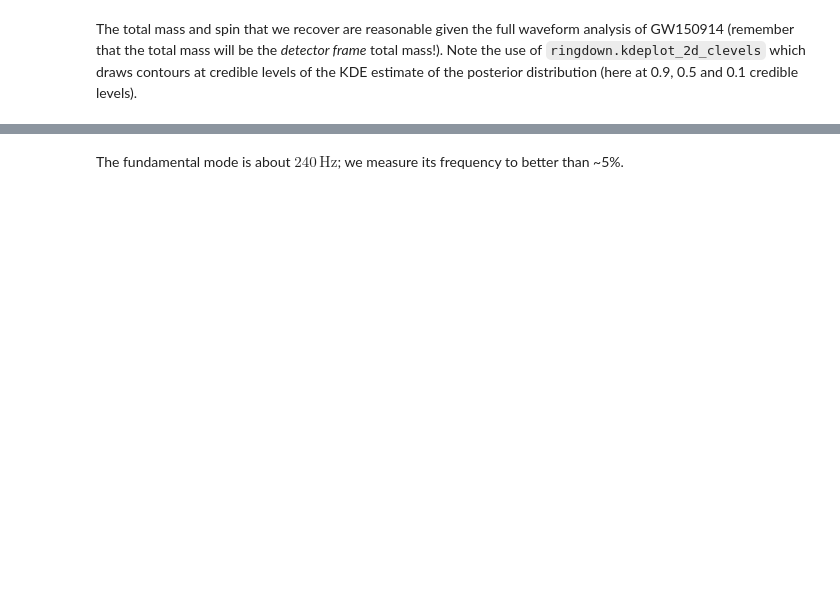
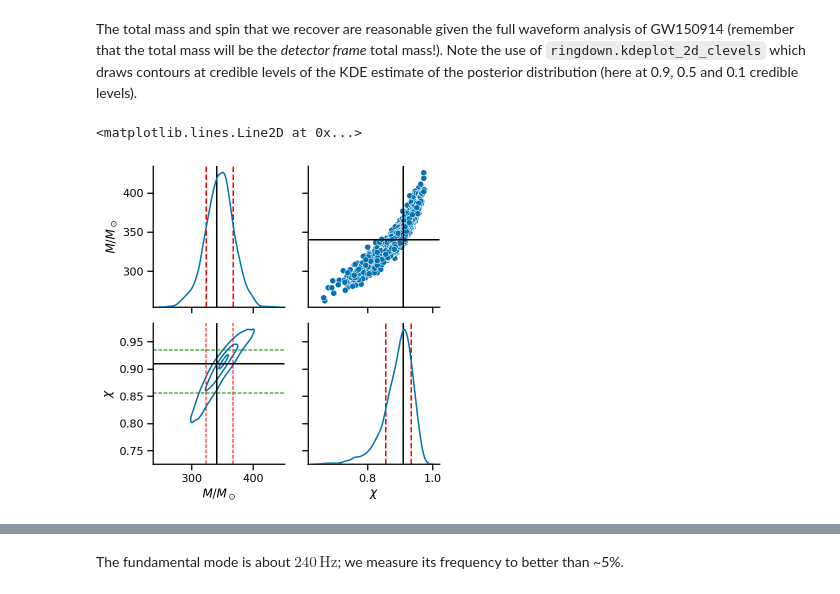
Before and after one commit to Sizheng-Ma/ringdown, a Jupyter notebook: docs/examples/GW190521/GW190521_circular_single.ipynb, the cells around one changed output, grey strips where cells are left out. Saved outputs shown, nothing was run; the diff lists cells and outputs as text; code cells hidden in the pictures; blank space fills up the shorter version.

```diff
--- a/docs/examples/GW190521/GW190521_circular_single.ipynb
+++ b/docs/examples/GW190521/GW190521_circular_single.ipynb
@@ -123,0 +119,2 @@ By construction, this is much more restrictive than our generic elliptical model
+# %%
+fit.update_prior(A_scale=6e-21, M_min=50.0, M_max=500.0, cosi_max=-0.99, flat_A=True)
@@ -201,5 +239,43 @@ az.plot_trace(fit1.result, var_names=['A', 'M', 'chi', 'f', 'tau'], compact=True
 # %% [markdown]
 The total mass and spin that we recover are reasonable given the full waveform analysis of GW150914 (remember that the total mass will be the *detector frame* total mass!).  Note the use of `ringdown.kdeplot_2d_clevels` which draws contours at credible levels of the KDE estimate of the posterior distribution (here at 0.9, 0.5 and 0.1 credible levels).
+# %%
+Mass_0ne_sigma=quantile(fit.result.posterior.M.values.flatten(),[0.16,1-0.16])
+Spin_0ne_sigma=quantile(fit.result.posterior.chi.values.flatten(),[0.16,1-0.16])
+# %%
+mIMR = 340
+chiIMR = 0.91
+
+
+df = pd.DataFrame({
+    r'$M / M_\odot$': fit.result.posterior.M.values.flatten(),
+    r'$\chi$': fit.result.posterior.chi.values.flatten()
+})
+pg = sns.PairGrid(df, diag_sharey=False)
+pg.map_diag(sns.kdeplot);
+pg.map_upper(sns.scatterplot);
+pg.map_lower(ringdown.kdeplot_2d_clevels, levels=[0.9, 0.5, 0.1])
+
+pg.axes[0,0].axvline(mIMR, color='k')
+pg.axes[0,1].axvline(chiIMR, color='k')
+pg.axes[0,1].axhline(mIMR, color='k')
+pg.axes[1,0].axhline(chiIMR, color='k')
+pg.axes[1,0].axvline(mIMR, color='k')
+pg.axes[1,1].axvline(chiIMR, color='k')
+
+pg.axes[0,0].axvline(Mass_0ne_sigma[0], ls='--', color='r')
+pg.axes[0,0].axvline(Mass_0ne_sigma[1], ls='--', color='r')
+
+pg.axes[1,0].axvline(Mass_0ne_sigma[0], ls='--', color='r',lw=1)
+pg.axes[1,0].axvline(Mass_0ne_sigma[1], ls='--', color='r',lw=1)
+pg.axes[1,0].axhline(Spin_0ne_sigma[0], ls='--', color='g',lw=1)
+pg.axes[1,0].axhline(Spin_0ne_sigma[1], ls='--', color='g',lw=1)
+
+pg.axes[1,1].axvline(chiIMR, color='k')
+pg.axes[1,1].axvline(Spin_0ne_sigma[0], ls='--', color='r')
+pg.axes[1,1].axvline(Spin_0ne_sigma[1], ls='--', color='r')
+# %% [output]
+<matplotlib.lines.Line2D at 0x...>
+[figure, added]
 # %%
 Mass_0ne_sigma=quantile(fit1.result.posterior.M.values.flatten(),[0.16,1-0.16])
 Spin_0ne_sigma=quantile(fit1.result.posterior.chi.values.flatten(),[0.16,1-0.16])
```
Also changed, not shown: parts of 21 cells of this notebook.
